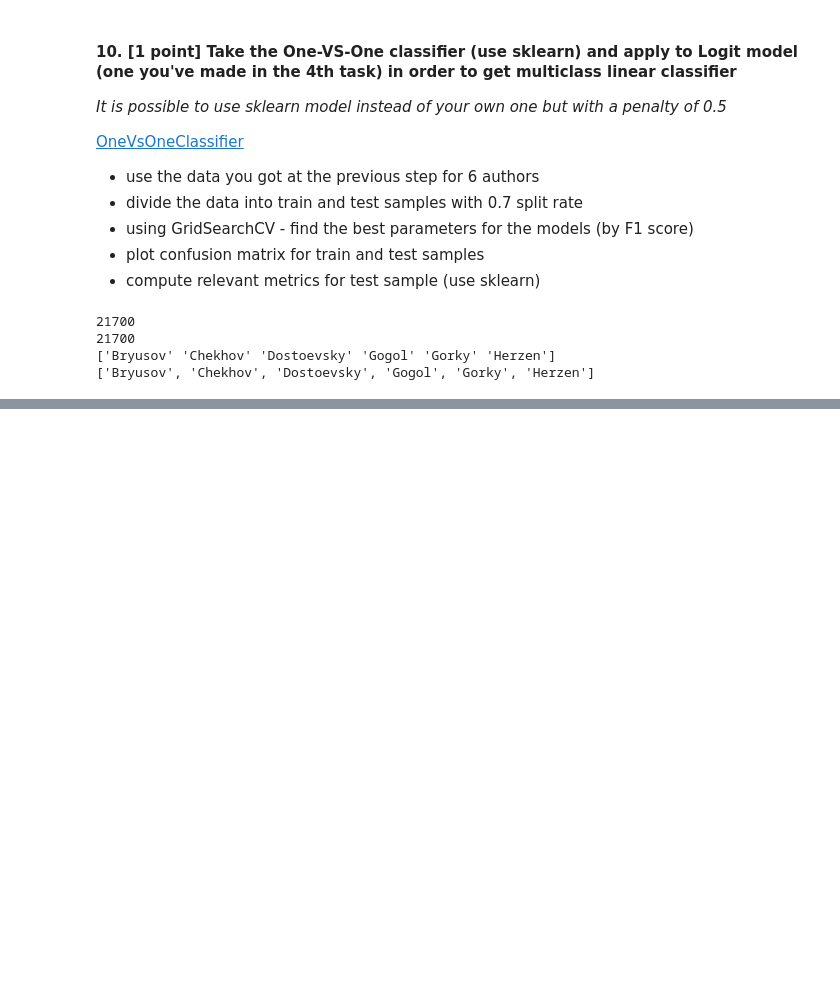
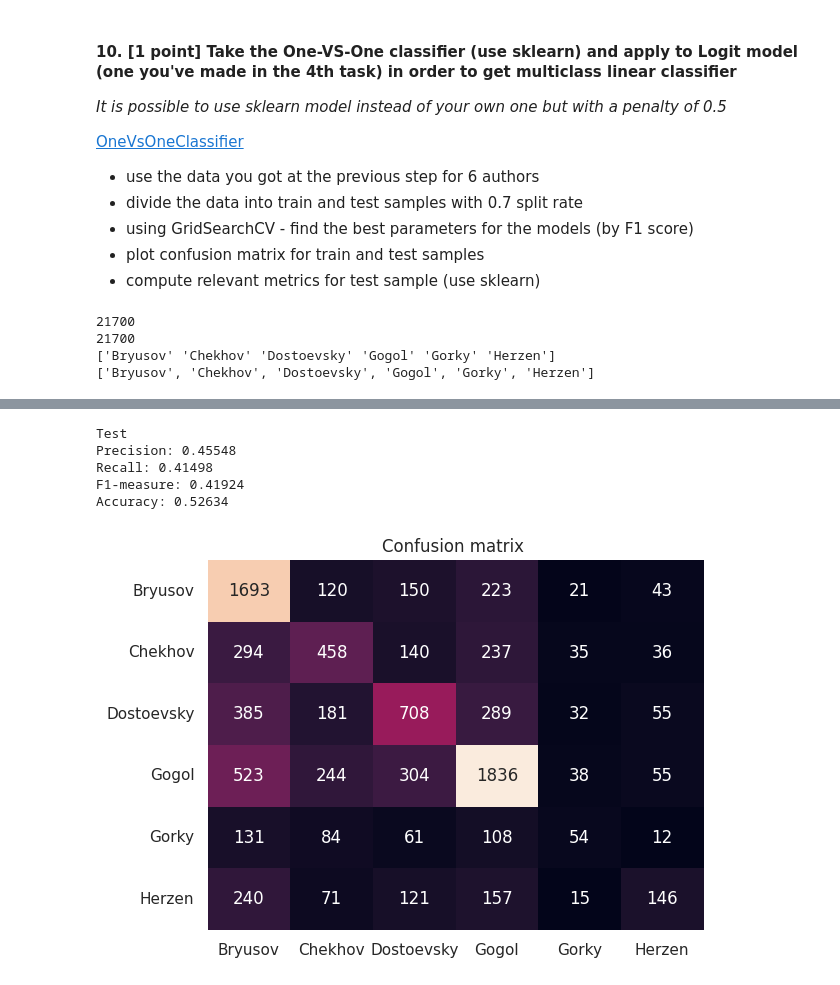
Before and after one commit to yakovlevia/Mathematical-methods-of-data-analysis, a Jupyter notebook: hw3ml_2024_best_ copy 2.ipynb, the cells around one changed output, grey strips where cells are left out. Drawn from its saved outputs; the diff is of its cells as text; code cells hidden in the pictures; blank space fills up the shorter version.

```diff
--- a/hw3ml_2024_best_ copy 2.ipynb
+++ b/hw3ml_2024_best_ copy 2.ipynb
@@ -1423,3 +1453,13 @@ pipeline.fit(X_train, y_train)
+# %%
+print("Test")
+show_confusion_matrix(y_test, best_model_multi.predict(X_test), np.zeros((len(y_test), 2)), 'task10', author_to_index)
+# %% [output]
+Test
+Precision: 0.45548
+Recall: 0.41498
+F1-measure: 0.41924
+Accuracy: 0.52634
+[figure, added]
 # %%
 print("Train")
 show_confusion_matrix(y_train, pipeline.predict(X_train), np.zeros((len(y_train), 2)), 'task10', author_to_index)
```
Also changed, not shown: parts of 6 cells of this notebook, 2 other files.
